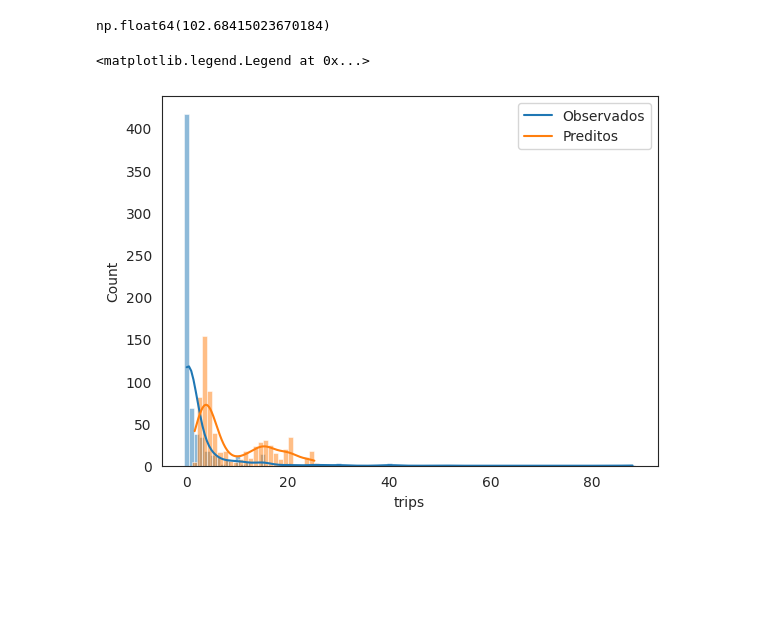
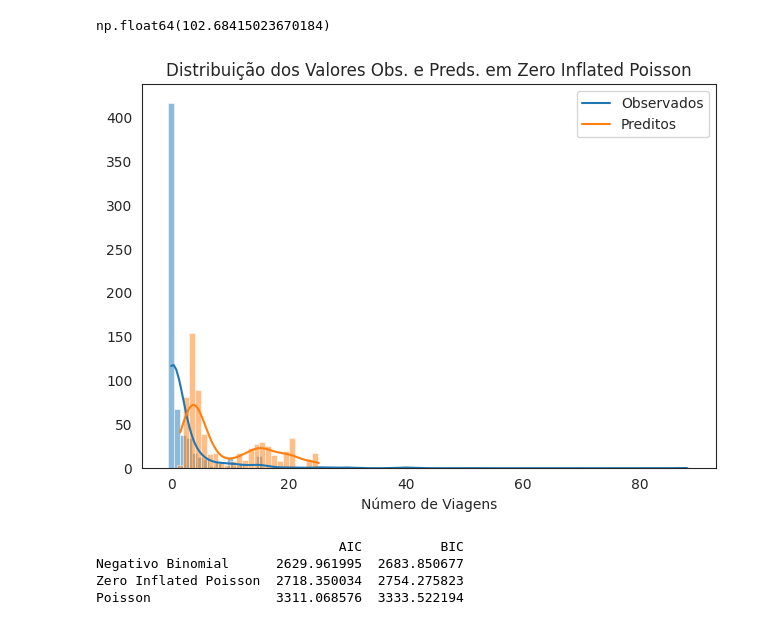
Before and after one commit to scrocha/modelagem-estatistica-A2, a Jupyter notebook: trabalho.ipynb, the cells around one changed output. Saved outputs shown, nothing was run; the diff lists cells and outputs as text; code cells hidden in the pictures; blank space fills up the shorter version.

Commit message:
Add comparação dos 3 modelos

```diff
--- a/trabalho.ipynb
+++ b/trabalho.ipynb
@@ -927,16 +935,37 @@ np.float64(102.68415023670184)
 # %%
 sns.histplot(
     data_correlation["trips"],
     kde=True,
     discrete=True,
 )
 
 sns.histplot(
     preds,
     kde=True,
     discrete=True,
 )
+
+
+plt.title("Distribuição dos Valores Obs. e Preds. em Zero Inflated Poisson")
+plt.xlabel("Número de Viagens")
+plt.ylabel(None)
 plt.legend(["Observados", "Preditos"])
+plt.tight_layout()
+plt.show()
 # %% [output]
-<matplotlib.legend.Legend at 0x...>
-[figure, old version]
+[figure, new version]
+# %%
+models = {
+    "Poisson": [poisson_model.aic, poisson_model.bic_llf],
+    "Negativo Binomial": [neg_binomial_model.aic, neg_binomial_model.bic_llf],
+    "Zero Inflated Poisson": [zero_inf_pois.aic, zero_inf_pois.bic],
+}
+
+models_df = pd.DataFrame(models, index=["AIC", "BIC"]).T
+
+print(models_df.sort_values(by="AIC"))
+# %% [output]
+                               AIC          BIC
+Negativo Binomial      2629.961995  2683.850677
+Zero Inflated Poisson  2718.350034  2754.275823
+Poisson                3311.068576  3333.522194
```
Also changed, not shown: parts of 9 cells of this notebook.
